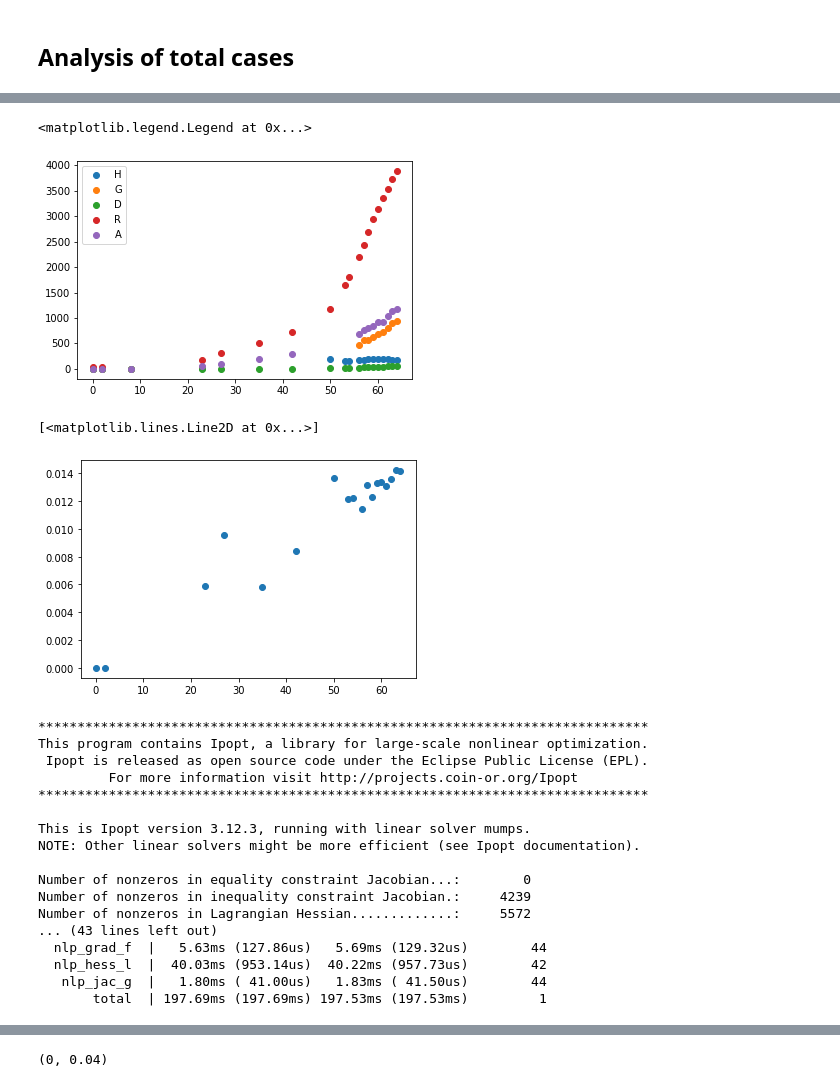
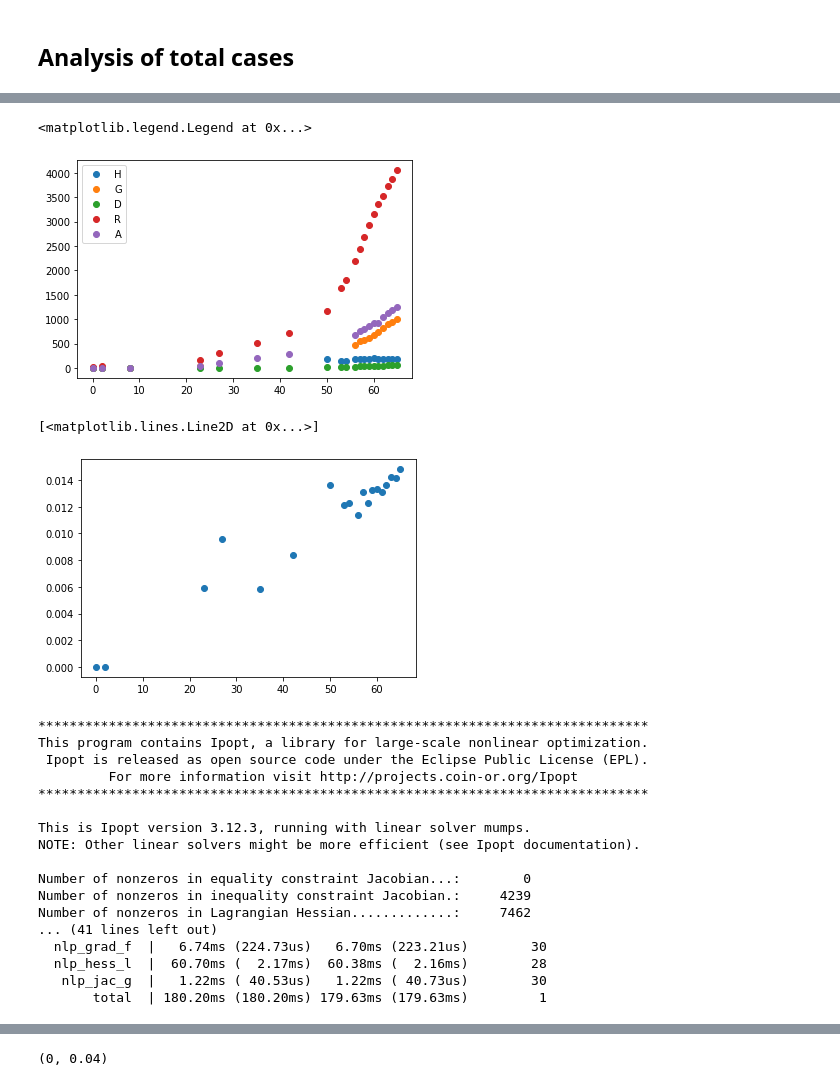
Before and after one commit to dwu402/pypei, a Jupyter notebook: samoa-data.ipynb, the cells around one changed output, grey strips where cells are left out. Drawn from its saved outputs; the diff is of its cells as text; code cells hidden in the pictures.

```diff
--- a/samoa-data.ipynb
+++ b/samoa-data.ipynb
@@ -39,25 +39,25 @@ def seir(t, y, p):
         e*I
     ]
 # %%
-time = [0,2,8,23,27,35,42,50,53,54,56,57,58, 59,60,61,62,63, 64]
+time = [0,2,8,23,27,35,42,50,53,54,56,57,58, 59,60,61,62,63, 64,65]
 S = [141105] + [None]*(len(time)-1)
 R = [54874] + [None]*(len(time)-1)
-H = [0, 0, 0, 11, None, None, None, 189, 147, 147, 183, 176, 193,  190, 197, 189, 191, 183,  174]
-G = [4, 7, 7, 37, None, None, None, None, None, None, 471, 558, 572,  620, 676, 727, 809, 893,  949]
-D = [0, 0, 1, 1, 3, 3, 6, 16, 20, 22, 25, 32, 33,  39, 42, 44, 48, 53,  55]
-cE = [28, 36, None, 169, 314, 513, 716, 1174, 1644, 1797, 2194, 2437, 2686,  2936, 3149, 3357, 3530, 3728,  3881]
-cH = [4, 7, 8, 49, 91, 195, 290, None, None, None, 679, 766, 798,  849, 915, 915, 1048, 1129,  1178]
+H = [0, 0, 0, 11, None, None, None, 189, 147, 147, 183, 176, 193,  190, 197, 189, 191, 183,  174,177]
+G = [4, 7, 7, 37, None, None, None, None, None, None, 471, 558, 572,  620, 676, 727, 809, 893,  949,1009]
+D = [0, 0, 1, 1, 3, 3, 6, 16, 20, 22, 25, 32, 33,  39, 42, 44, 48, 53,  55,60]
+cE = [28, 36, None, 169, 314, 513, 716, 1174, 1644, 1797, 2194, 2437, 2686,  2936, 3149, 3357, 3530, 3728,  3881,4052]
+cH = [4, 7, 8, 49, 91, 195, 290, None, None, None, 679, 766, 798,  849, 915, 915, 1048, 1129,  1178,1246]
 
 plt.plot(time, H, 'o', time, G, 'o', time, D, 'o', time, cE, 'o', time , cH, 'o')
 plt.legend("HGDRA")
 # %% [output]
 <matplotlib.legend.Legend at 0x...>
-[figure, old version]
+[figure, new version]
 # %%
 plt.plot(time,[d/ce if ce else None for d,ce in zip(D,cE)],'o')
 # %% [output]
 [<matplotlib.lines.Line2D at 0x...>]
-[figure, old version]
+[figure, new version]
 # %%
 data_pd = np.vstack([H, G, D, cE, cH]).astype(float).T
 start = 2
@@ -128,12 +128,12 @@ NOTE: Other linear solvers might be more efficient (see Ipopt documentation).
 
 Number of nonzeros in equality constraint Jacobian...:        0
 Number of nonzeros in inequality constraint Jacobian.:     4239
-Number of nonzeros in Lagrangian Hessian.............:     5572
-... (43 lines left out)
-  nlp_grad_f  |   5.63ms (127.86us)   5.69ms (129.32us)        44
-  nlp_hess_l  |  40.03ms (953.14us)  40.22ms (957.73us)        42
-   nlp_jac_g  |   1.80ms ( 41.00us)   1.83ms ( 41.50us)        44
-       total  | 197.69ms (197.69ms) 197.53ms (197.53ms)         1
+Number of nonzeros in Lagrangian Hessian.............:     7462
+... (41 lines left out)
+  nlp_grad_f  |   6.74ms (224.73us)   6.70ms (223.21us)        30
+  nlp_hess_l  |  60.70ms (  2.17ms)  60.38ms (  2.16ms)        28
+   nlp_jac_g  |   1.22ms ( 40.53us)   1.22ms ( 40.73us)        30
+       total  | 180.20ms (180.20ms) 179.63ms (179.63ms)         1
 # %%
 pure_xs = getx(pure_solve['x'])
 plt.plot(model.observation_times, pure_xs[3])
```
Also changed, not shown: parts of 15 cells of this notebook, 2 other files.
